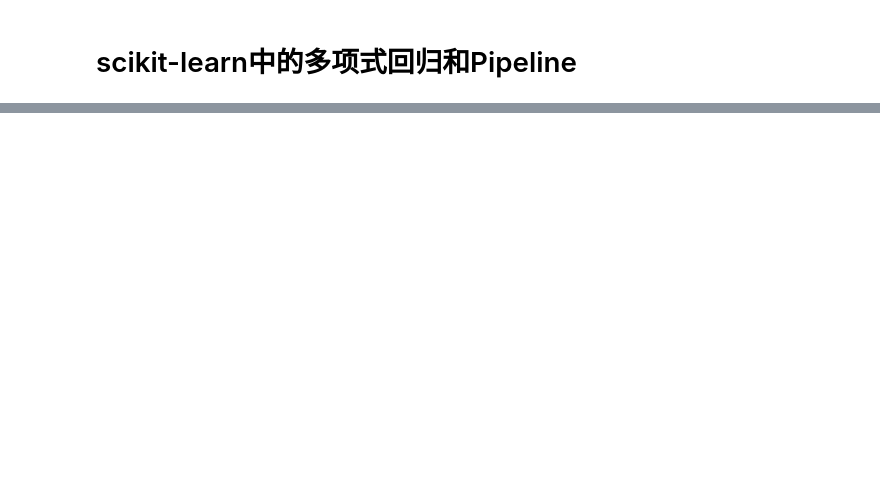
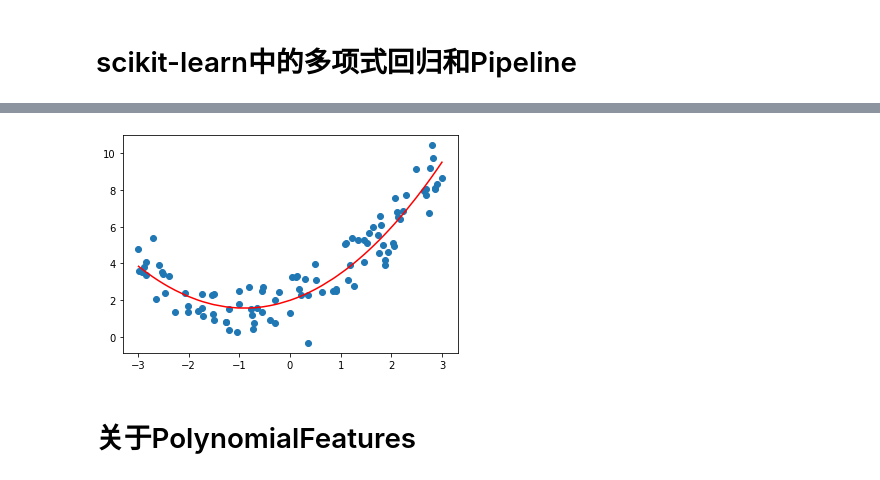
Before and after one commit to tengrommel/test, a Jupyter notebook: machinelearning/ch8/pipeline.ipynb, the cells around one changed output, grey strips where cells are left out. Cells and saved outputs as stored; diff of their text form; code cells hidden in the pictures; blank space fills up the shorter version.

```diff
--- a/machinelearning/ch8/pipeline.ipynb
+++ b/machinelearning/ch8/pipeline.ipynb
@@ -26,4 +40,7 @@ lin_reg2.fit(X2, y)
 y_predict2 = lin_reg2.predict(X2)
 # %%
 plt.scatter(x,y)
-plt.plot(np.sort(x), y_predict2[np.argsort(x)])
+plt.plot(np.sort(x), y_predict2[np.argsort(x)], color='r')
+plt.show()
+# %% [output]
+[figure, added]
@@ -32,0 +51,2 @@ plt.plot(np.sort(x), y_predict2[np.argsort(x)])
+# %% [markdown]
+# 关于PolynomialFeatures
```
Also changed, not shown: parts of 40 cells of this notebook, 3 other files.
